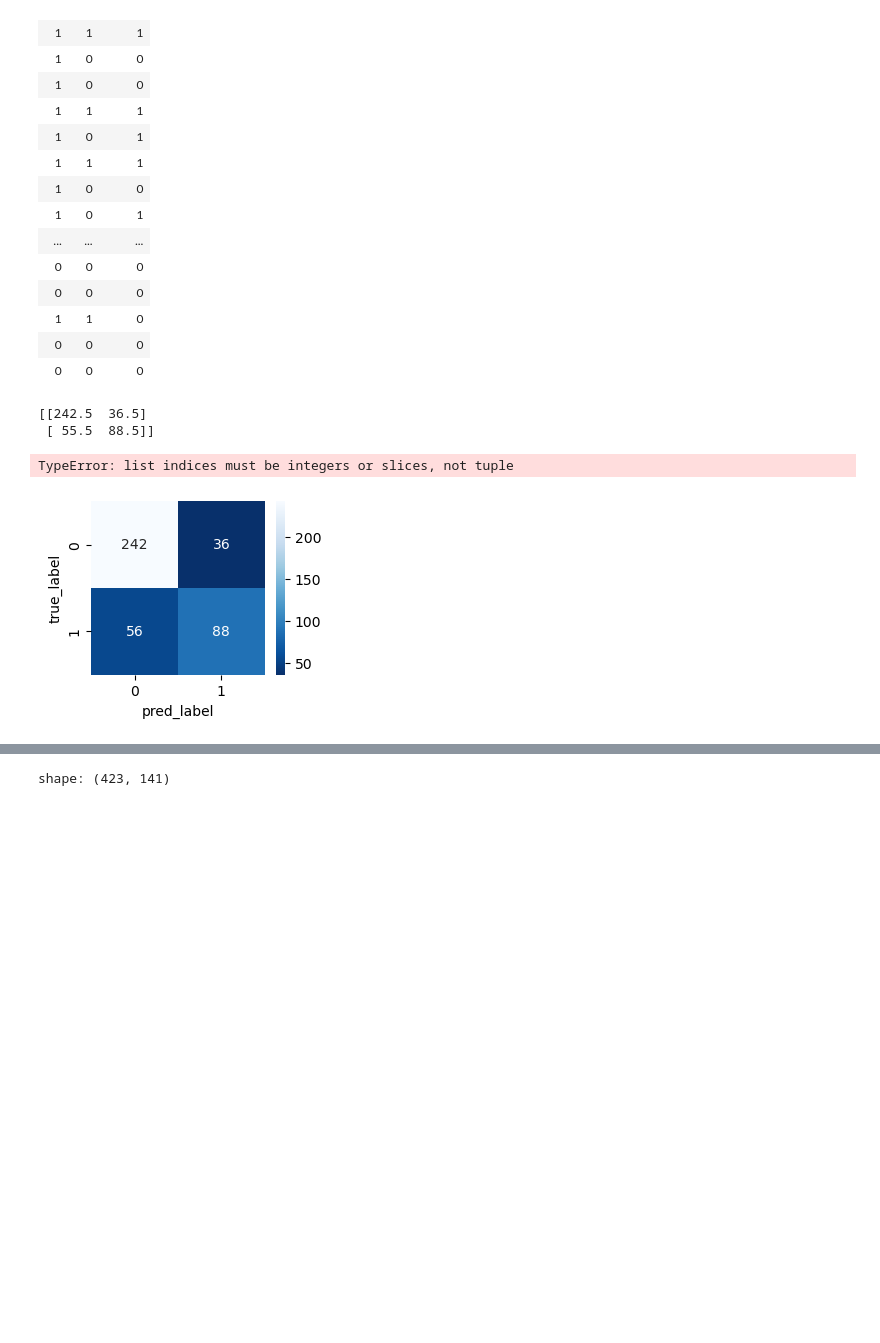
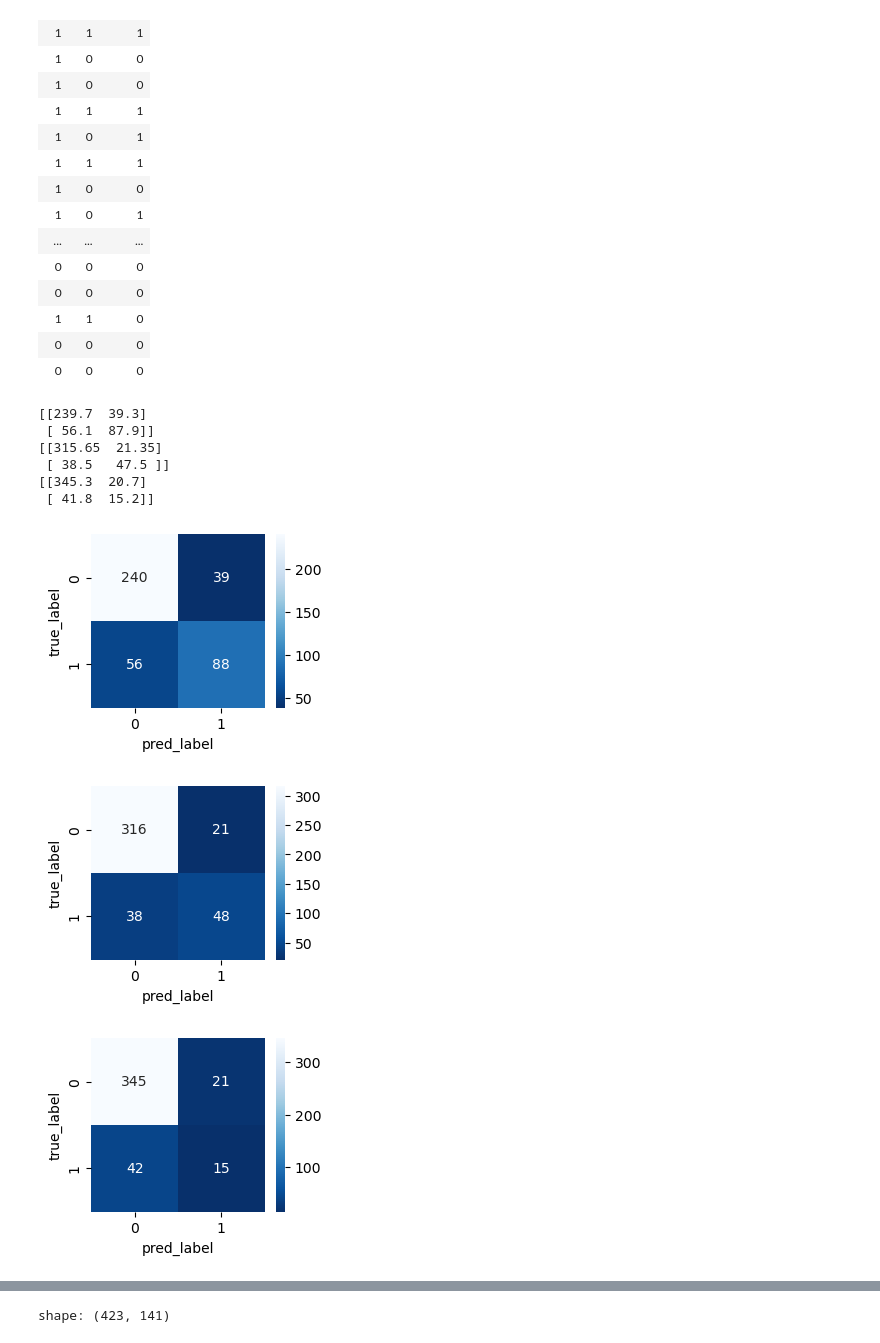
Before and after one commit to Tat1209/Research, a Jupyter notebook: app/sakana_ml/level7_ml/ml.ipynb, the cells around one changed output, grey strips where cells are left out. Cells and saved outputs as stored; diff of their text form; code cells hidden in the pictures; blank space fills up the shorter version.

```diff
--- a/app/sakana_ml/level7_ml/ml.ipynb
+++ b/app/sakana_ml/level7_ml/ml.ipynb
@@ -255,9 +255,12 @@ df_res_prob = None
 for y in ys:
 
     f = Scores()
-    for ri in range(2):
+    for ri in range(20):
         kf = KFold(n_splits=4, shuffle=True, random_state=ri)
         proba = [None for i in range(len(x))]
+
+        # proba管理用に一時的に
+        met_dict = dict()
 
         s = Scores()
         for fold, (train_indices, val_indices) in enumerate(kf.split(x)):
@@ -280,22 +283,19 @@ for y in ys:
             s.add_met("auc", r.auc())
             s.add_met("logloss", r.logloss())
             s.add_met("cm", r.cm(), cm=True)
-            # f.add_met("proba", r.proba, proba=True)
+            # s.add_met("proba", r.proba, proba=True)
+
+            for i, idx in enumerate(val_indices):
+                proba[idx] = y_proba[i]
+        proba = np.stack(proba)
+
+        if met_dict.get("proba") is None:
+            met_dict["proba"] = [proba]
+        else:
+            met_dict["proba"].append(proba)
 
         f |= s.fold_mets()
-        # f.add_met(s.fold_mets())
-
     # print(model.feature_importances_)
-
-
-        for i, idx in enumerate(val_indices):
-            proba[idx] = y_pred_proba[i]
-    proba = np.stack(proba)
-
-    if met_dict.get("proba") is None:
-        met_dict["proba"] = [proba]
-    else:
-        met_dict["proba"].append(proba)
 
     a = f.ave_mets()
 
@@ -303,36 +303,41 @@ for y in ys:
     print(cm)
 
     fig, ax = plt.subplots()
     fig.set_figwidth(3)
     fig.set_figheight(2.25)
 
     ax = sns.heatmap(cm, annot=True, cbar=True, square=True, fmt=".0f", cmap="Blues_r", xticklabels=list(range(cm.shape[0])), yticklabels=list(range(cm.shape[1])))
     ax.set_xlabel("pred_label")
     ax.set_ylabel("true_label")
 
     se_proba = pl.Series(proba[:, 1]).rename(y.name + "_prob")
     if df_res_prob is None:
         df_res_prob = se_proba.to_frame()
     else:
         df_res_prob = df_res_prob.with_columns(se_proba)
 
 
 # display(df_res_prob)
 
 df_res = df_res_prob.with_columns(
     pl.when(pl.all() < 0.5)
     .then(pl.lit("N"))
     .otherwise(pl.lit("Y"))
     .name
     .map(lambda x: x[:-5] + "_pred")
 )
 
 # display(df_pred)
 # %% [output]
-[[242.5  36.5]
- [ 55.5  88.5]]
+[[239.7  39.3]
+ [ 56.1  87.9]]
+[[315.65  21.35]
+ [ 38.5   47.5 ]]
+[[345.3  20.7]
+ [ 41.8  15.2]]
-TypeError: list indices must be integers or slices, not tuple
 [figure]
+[figure, added]
+[figure, added]
 # %%
 # Using scikit-learn API
 from sklearn.model_selection import train_test_split, KFold
```
Also changed, not shown: parts of 1 cell of this notebook.
